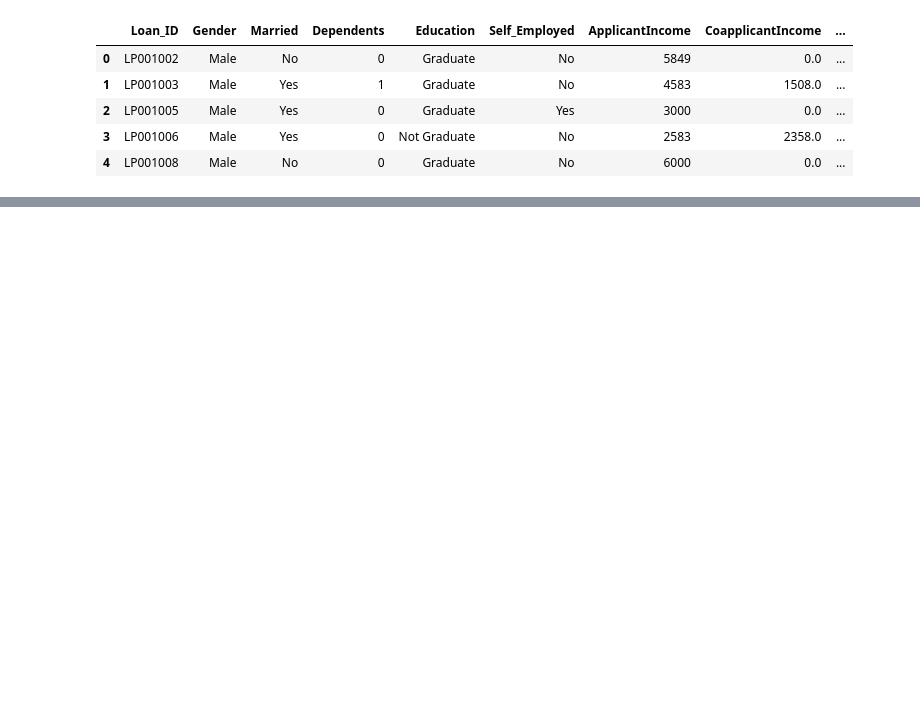
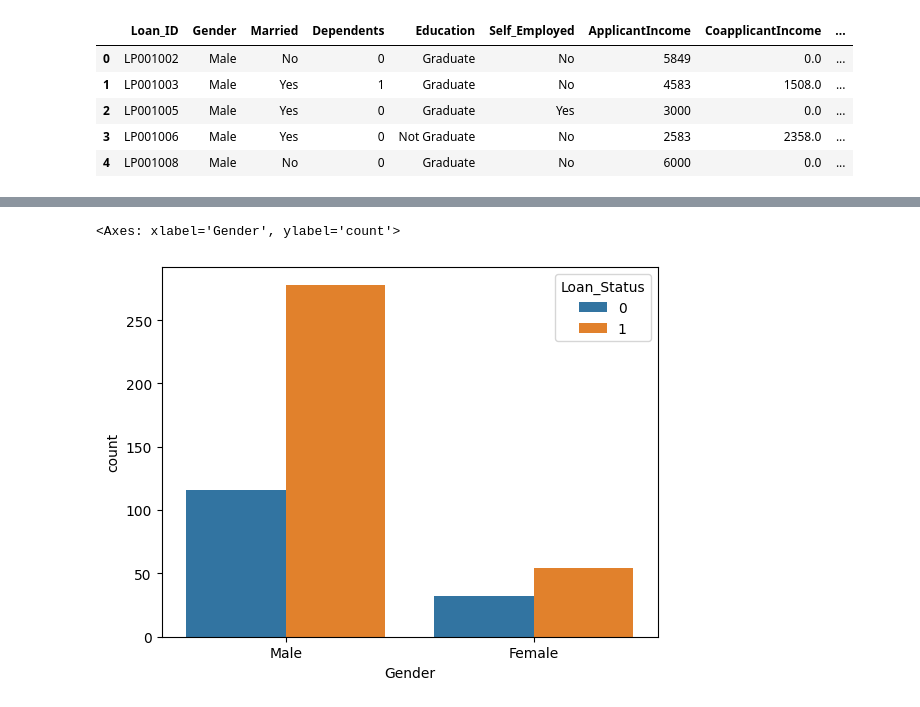
Before and after one commit to oduoranto/Machine-Learning, a Jupyter notebook: LoanStatusPredictionModel.ipynb, the cells around one changed output, grey strips where cells are left out. Cells and saved outputs as stored; diff of their text form; code cells hidden in the pictures; blank space fills up the shorter version.

```diff
--- a/LoanStatusPredictionModel.ipynb
+++ b/LoanStatusPredictionModel.ipynb
@@ -38,0 +137,6 @@ dtype: int64
+# %%
+#Relationship between gander and loan status
+sns.countplot(x='Gender', hue='Loan_Status', data=loan_df)
+# %% [output]
+<Axes: xlabel='Gender', ylabel='count'>
+[figure, added]
```
Also changed, not shown: parts of 15 cells of this notebook.
